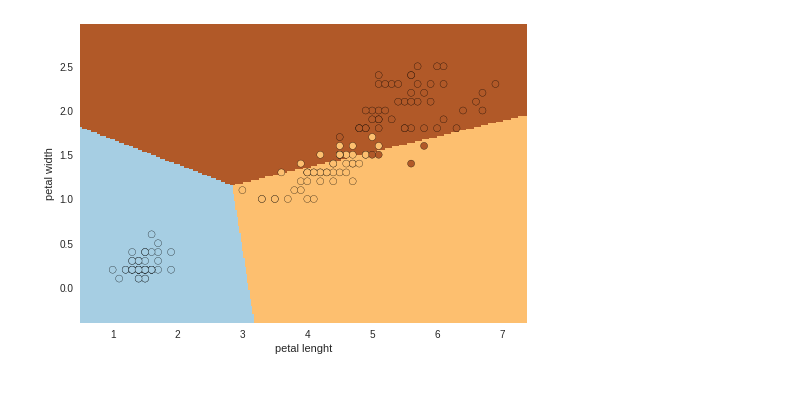
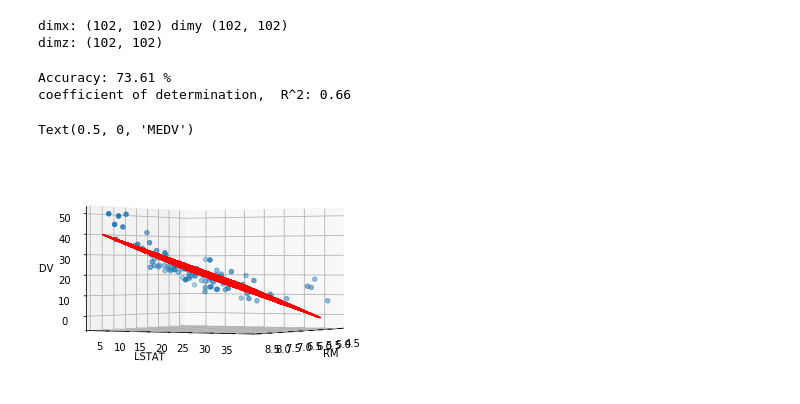
Before and after one commit to steve2ag/ML-Notebooks, a Jupyter notebook: Linear_regression_mv.ipynb, the cells around one changed output. Saved outputs shown, nothing was run; the diff lists cells and outputs as text; code cells hidden in the pictures.

```diff
--- a/Linear_regression_mv.ipynb
+++ b/Linear_regression_mv.ipynb
@@ -4,0 +112,5 @@ import matplotlib.pyplot as plt
+# %%
+#Analyze accuracy of the model
+from sklearn.metrics import mean_squared_error as mse
+Ac = mse(y_test, y_pred)
+print("Accuracy:",(100 - Ac.round(2)), '%')
@@ -4,0 +119,4 @@ import matplotlib.pyplot as plt
+# %%
+from sklearn.metrics import r2_score
+coef_determinacion = r2_score(y_test, y_pred)
+print("coefficient of determination,  R^2:",coef_determinacion.round(2))
@@ -82,9 +129,39 @@ Z = Z.reshape(xx.shape) #Ya evaluados los datos los ordenamos de forma que sea p
-# %%
-
-plt.pcolormesh(xx, yy, Z, cmap=plt.cm.Paired) #Se grafica y se separan los datos segun su clase
-plt.scatter(X[:,0],X[:,1],c=Y, edgecolors='black', cmap=plt.cm.Paired)
-plt.xlabel("petal lenght")
-plt.ylabel("petal width")
-plt.show()
-# %% [output]
-[figure, removed]
+# %%
+#Function that describes the hyperplane generated by the model
+def f(x,y):
+  z = []
+  for a,b in zip(x,y):
+    temporal = model.predict(np.c_[a,b])
+    z.append(temporal)
+  return np.array(z)
+# %%
+xx, yy = np.meshgrid(x_test[:,0], x_test[:,1])
+print("dimx:",xx.shape, "dimy", yy.shape)
+zz = f(xx,yy)
+print("dimz:",zz.shape)
+# %% [output]
+dimx: (102, 102) dimy (102, 102)
+dimz: (102, 102)
+# %%
+fig = plt.figure()
+
+ax = plt.axes(projection = '3d',)
+print()
+
+ax.scatter(x_test[:,0], x_test[:,1], y_test)
+
+print("Accuracy:",(100 - Ac.round(2)), '%')
+print("coefficient of determination,  R^2:",coef_determinacion.round(2))
+#Plot the surface
+
+ax.plot_wireframe(xx,yy,zz,color='r')
+ax.view_init(elev=0, azim=30)
+
+ax.set_xlabel('RM')
+ax.set_ylabel('LSTAT')
+ax.set_zlabel('MEDV')
+# %% [output]
+Accuracy: 73.61 %
+coefficient of determination,  R^2: 0.66
+Text(0.5, 0, 'MEDV')
+[figure, added]
```
Also changed, not shown: parts of 26 cells of this notebook.
